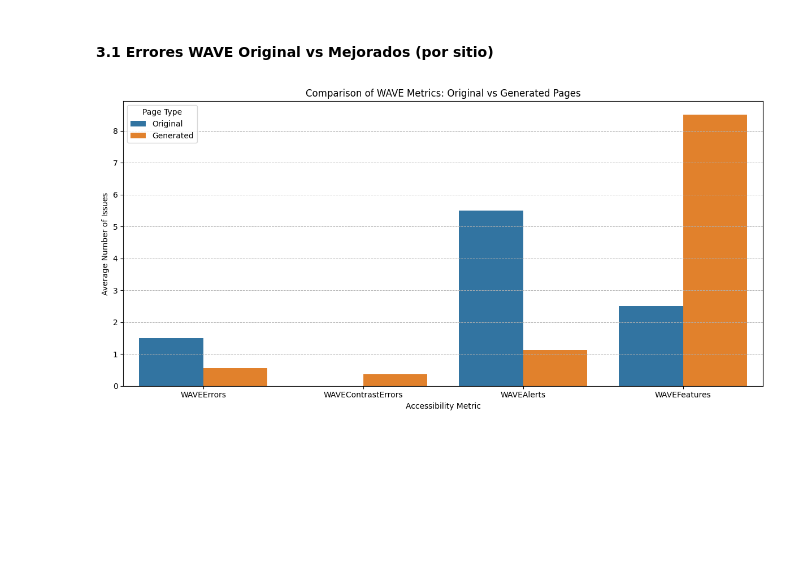
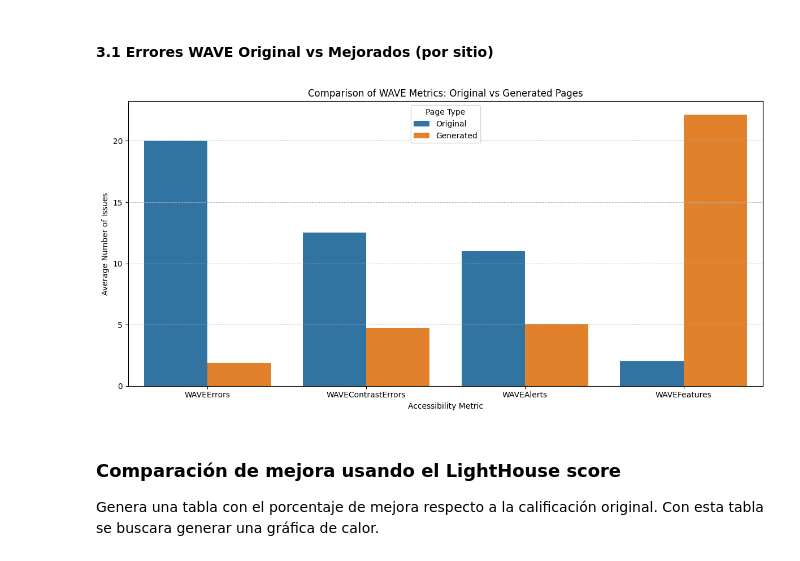
Before and after one commit to gverafei/webaccessibility-llm-prompting, a Jupyter notebook: scraping.ipynb, the cells around one changed output. Cells and saved outputs as stored; diff of their text form; code cells hidden in the pictures; blank space fills up the shorter version.

```diff
--- a/scraping.ipynb
+++ b/scraping.ipynb
@@ -815,0 +781,27 @@ print(df)
+# %%
+# Paso 1: Estructura de costos con claves únicas
+costs = {
+    "GPT_Site1_html": {"ptokens": 3804, "ctokens": 4901, "cost": 0.021762},
+    "GPT_Site1_html_template": {"ptokens": 5151, "ctokens": 3572, "cost": 0.021808},
+    "GPT_Site1_md": {"ptokens": 3857, "ctokens": 4415, "cost": 0.020680},
+    "GPT_Site1_md_template": {"ptokens": 5146, "ctokens": 3507, "cost": 0.021632},
+
+    "Gem_Site1_html": {"ptokens": 3890, "ctokens": 8528, "cost": 0.031045},
+    "Gem_Site1_html_template": {"ptokens": 5235, "ctokens": 7794, "cost": 0.032573},
+    "Gem_Site1_md": {"ptokens": 3943, "ctokens": 7260, "cost": 0.028007},
+    "Gem_Site1_md_template": {"ptokens": 5230, "ctokens": 9446, "cost": 0.036690},
+
+    "GPT_Site2_html": {"ptokens": 4475, "ctokens": 6860, "cost": 0.028337},
+    "GPT_Site2_html_template": {"ptokens": 5822, "ctokens": 4243, "cost": 0.025162},
+    "GPT_Site2_md": {"ptokens": 4528, "ctokens": 5012, "cost": 0.023850},
+    "GPT_Site2_md_template": {"ptokens": 5817, "ctokens": 4246, "cost": 0.025158},
+
+    "Gem_Site2_html": {"ptokens": 4583, "ctokens": 11108, "cost": 0.039227},
+    "Gem_Site2_html_template": {"ptokens": 5928, "ctokens": 6137, "cost": 0.030162},
+    "Gem_Site2_md": {"ptokens": 4636, "ctokens": 8838, "cost": 0.033685},
+    "Gem_Site2_md_template": {"ptokens": 5923, "ctokens": 7786, "cost": 0.034273},
+}
+
+# Paso 2: Calcular y agregar TotalTokens
+for entry in costs.values():
+    entry["totaltokens"] = entry["ptokens"] + entry["ctokens"]
@@ -839,9 +954,6 @@ import seaborn as sns
 # Asegúrate de tener cargado tu DataFrame df
 # con las columnas nuevas actualizadas
 
-# Añadimos la columna TotalTokens
-df['TotalTokens'] = df['PromptTokens'] + df['CompletionTokens']
-
 # 1. Descriptive statistics
 print("Descriptive Statistics:\n")
 print(df[['AccessibilityScore', 'WAVEErrors', 'WAVEContrastErrors', 'WAVEAlerts', 'WAVEFeatures',
@@ -1077,47 +1262,45 @@ plt.show()
 # %% [markdown]
 #### 3.1 Errores WAVE Original vs Mejorados (por sitio)
 # %%
-# Datos originales de los sitios (según tu reporte inicial)
-original_metrics = {
-    'Blocks': {'WAVEErrors': 0, 'WAVEContrastErrors': 0, 'WAVEAlerts': 8, 'WAVEFeatures': 4},
-    'Forms': {'WAVEErrors': 3, 'WAVEContrastErrors': 0, 'WAVEAlerts': 3, 'WAVEFeatures': 1}
-}
-
 # Promedios de las métricas generadas
 generated_metrics = df.groupby('Site')[['WAVEErrors', 'WAVEContrastErrors', 'WAVEAlerts', 'WAVEFeatures']].mean()
 
 # Estructurar los datos para graficar
 data = []
-sites = ['Blocks', 'Forms']
+sites = ['Site 1', 'Site 2']
 metrics = ['WAVEErrors', 'WAVEContrastErrors', 'WAVEAlerts', 'WAVEFeatures']
 
 for site in sites:
     for metric in metrics:
         data.append({
             'Site': site,
             'Metric': metric,
             'Type': 'Original',
-            'Value': original_metrics[site][metric]
+            'Value': original_wave_metrics[site][metric]
         })
         data.append({
             'Site': site,
             'Metric': metric,
             'Type': 'Generated',
             'Value': generated_metrics.loc[site, metric]
         })
 
 compare_df = pd.DataFrame(data)
 
 # Gráfica
 plt.figure(figsize=(12,6))
 sns.barplot(x='Metric', y='Value', hue='Type', data=compare_df, errorbar=None)
 plt.title('Comparison of WAVE Metrics: Original vs Generated Pages')
 plt.ylabel('Average Number of Issues')
 plt.xlabel('Accessibility Metric')
 plt.grid(axis='y', linestyle='--', linewidth=0.7)
 plt.legend(title='Page Type')
 plt.tight_layout()
 plt.savefig('figures/bar_wave_metrics_comparison.jpg', dpi=300)
 plt.show()
 # %% [output]
-[figure, old version]
+[figure, new version]
+# %% [markdown]
+### Comparación de mejora usando el LightHouse score
+
+Genera una tabla con el porcentaje de mejora respecto a la calificación original. Con esta tabla se buscara generar una gráfica de calor.
```
Also changed, not shown: parts of 61 cells of this notebook, 46 other files.
